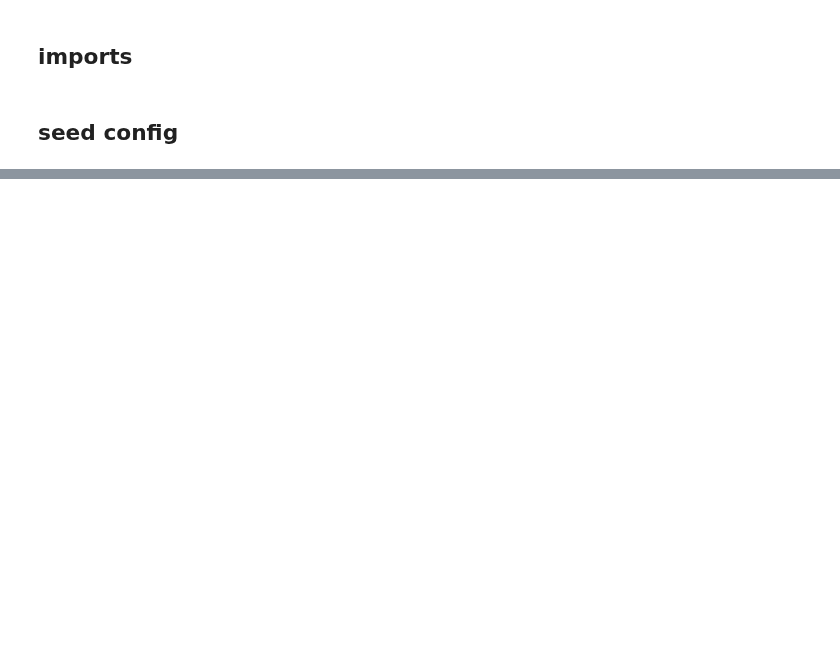
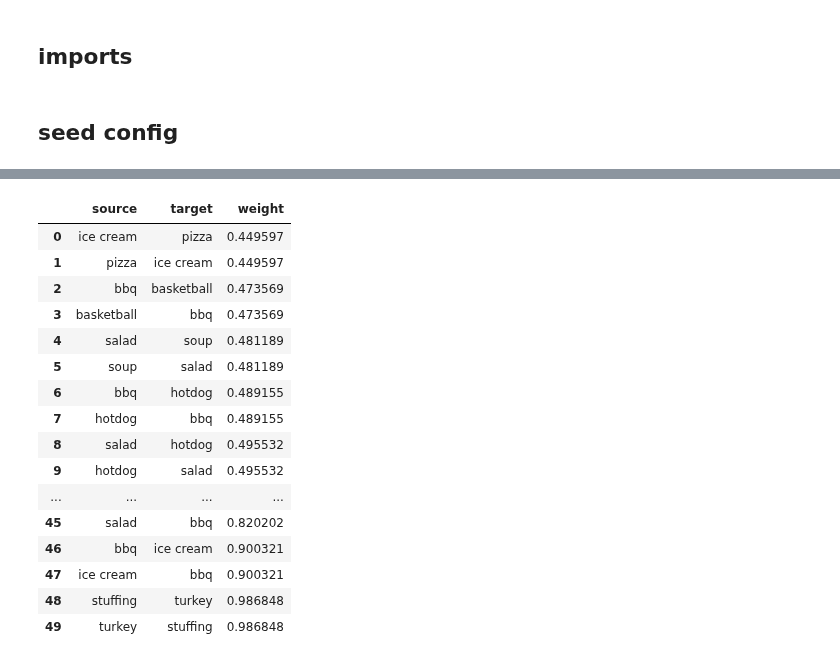
Before and after one commit to pinballsurgeon/deluxo_adjacency, a Jupyter notebook: emergence.ipynb, the cells around one changed output, grey strips where cells are left out. Cells and saved outputs as stored; diff of their text form; code cells hidden in the pictures; blank space fills up the shorter version.

```diff
--- a/emergence.ipynb
+++ b/emergence.ipynb
@@ -135,0 +211,23 @@ def build_node_labels(df_flat):
+# %%
+def get_pairwise_similarity(df_features, topics, std_factor):
+
+  # pair wise correlation / similarity
+  c = df_features.corr().abs()
+
+  # flatten and sort
+  so = c.unstack().sort_values(kind="quicksort")
+
+  # remove low connections
+  min_connection_strength = so.mean() + ( std_factor * so.std() )
+  min_connection_cutoff = len(so) - len(so[so > min_connection_strength])
+
+  # turn to frame
+  df_slice = so[min_connection_cutoff:-len(topics)].to_frame()
+
+  df_slice.reset_index(inplace=True)
+
+  df_slice.columns = ['source','target','weight']
+
+  return df_slice
+
+  #df_slice.hist()
@@ -164 +274,21 @@ plt.show()
+# %%
+get_pairwise_similarity(df_features, topics, std_factor)
+# %% [output]
+|  | source | target | weight |
+| 0 | ice cream | pizza | 0.449597 |
+| 1 | pizza | ice cream | 0.449597 |
+| 2 | bbq | basketball | 0.473569 |
+| 3 | basketball | bbq | 0.473569 |
+| 4 | salad | soup | 0.481189 |
+| 5 | soup | salad | 0.481189 |
+| 6 | bbq | hotdog | 0.489155 |
+| 7 | hotdog | bbq | 0.489155 |
+| 8 | salad | hotdog | 0.495532 |
+| 9 | hotdog | salad | 0.495532 |
+| ... | ... | ... | ... |
+| 45 | salad | bbq | 0.820202 |
+| 46 | bbq | ice cream | 0.900321 |
+| 47 | ice cream | bbq | 0.900321 |
+| 48 | stuffing | turkey | 0.986848 |
+| 49 | turkey | stuffing | 0.986848 |
 # %%
```
Also changed, not shown: parts of 25 cells of this notebook.
